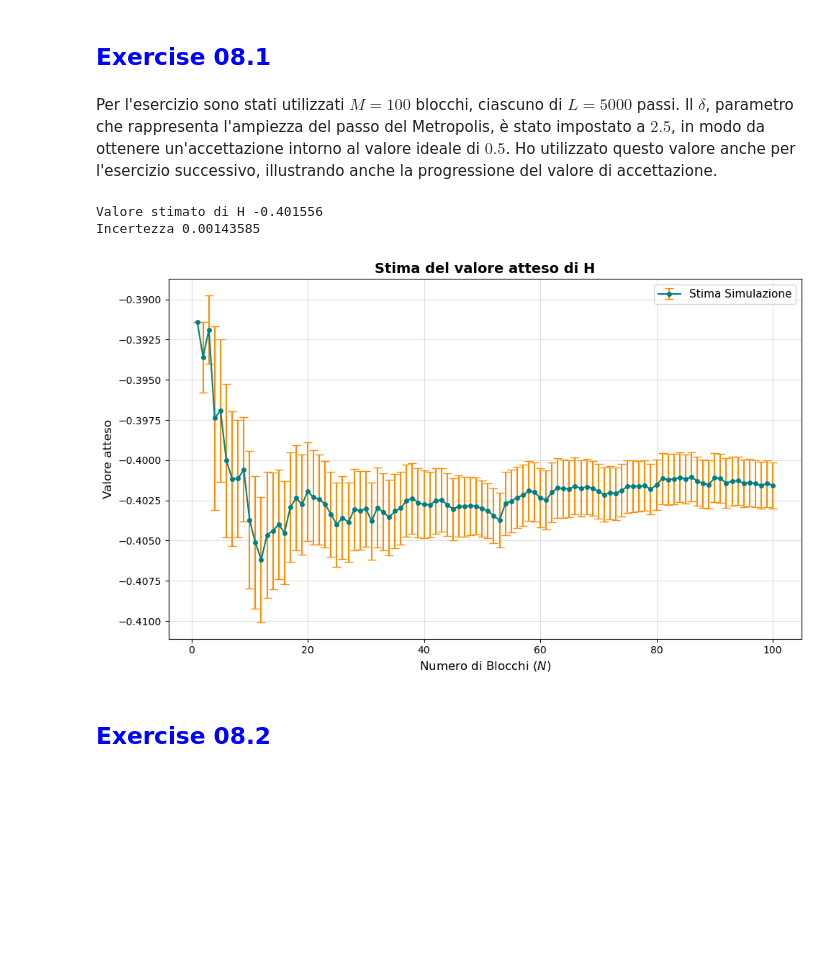
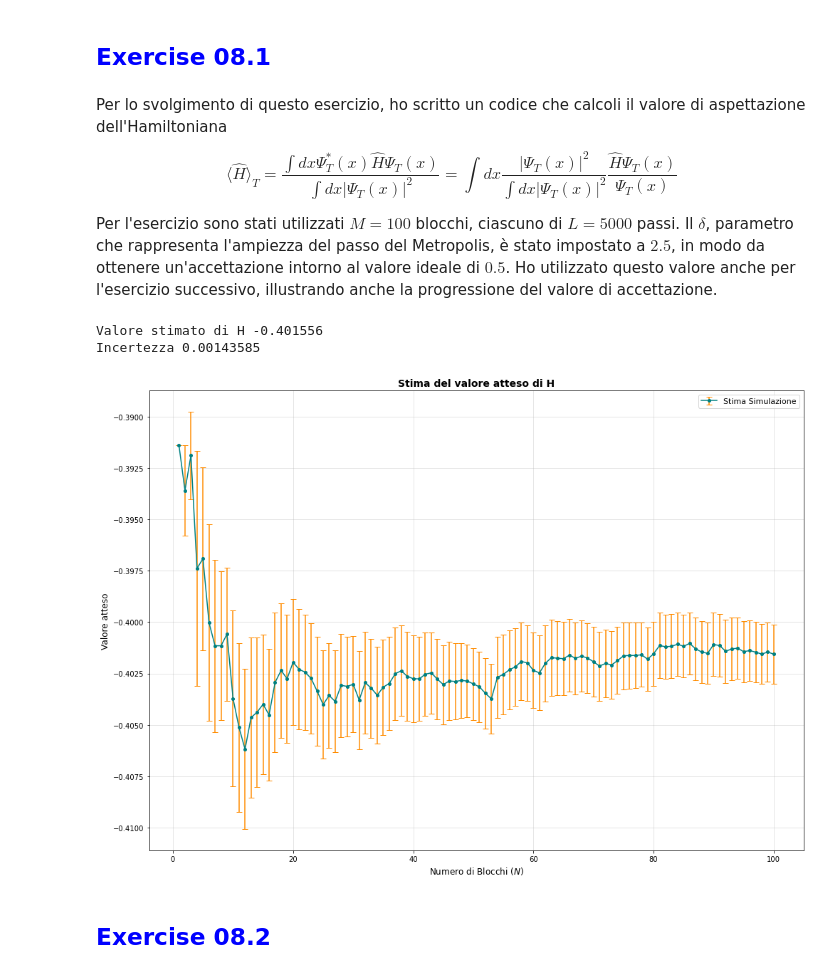
Before and after one commit to michelebrambilla/LSN-Michele-Brambilla, a Jupyter notebook: LSN_Lecture_08/LSN_Exercise_08.ipynb, the cells around one changed output. Cells and saved outputs as stored; diff of their text form; code cells hidden in the pictures; blank space fills up the shorter version.

```diff
--- a/LSN_Lecture_08/LSN_Exercise_08.ipynb
+++ b/LSN_Lecture_08/LSN_Exercise_08.ipynb
@@ -10,37 +22,46 @@ from matplotlib.colors import SymLogNorm
 # %% [markdown]
 ## <span style="color:blue">  Exercise 08.1 </span>
 # %% [markdown]
+Per lo svolgimento di questo esercizio, ho scritto un codice che calcoli il valore di aspettazione dell'Hamiltoniana
+
+$$
+\langle {\hat H} \rangle_T =
+\frac{\int dx \Psi^*_T(x) {\hat H} \Psi_T(x)}
+{\int dx |\Psi_T(x)|^2} =
+\int dx \frac{|\Psi_T(x)|^2}{\int dx |\Psi_T(x)|^2} \frac{{\hat H} \Psi_T(x)}{\Psi_T(x)}
+$$
+
 Per l'esercizio sono stati utilizzati $M=100$ blocchi, ciascuno di $L=5000$ passi.
 Il $\delta$, parametro che rappresenta l'ampiezza del passo del Metropolis, è stato impostato a $2.5$, in modo da ottenere un'accettazione intorno al valore ideale di $0.5$. Ho utilizzato questo valore anche per l'esercizio successivo, illustrando anche la progressione del valore di accettazione.
 # %%
 H_prog, err_prog = np.loadtxt("Hvalue.txt", unpack = True)
 
 N = len(H_prog)
 blocks = np.arange(1, N + 1)
 
 print("Valore stimato di H", H_prog[-1])
 print("Incertezza", err_prog[-1])
 
 
-plt.figure(figsize=(10, 6))
+plt.figure(figsize=(14, 10))
 
 
 plt.errorbar(blocks, H_prog, yerr=err_prog, fmt='o-', color='teal',
              ecolor='darkorange', elinewidth=1.5, capsize=4, markersize=4, label='Stima Simulazione')
 
 
 plt.title(r"Stima del valore atteso di H", fontsize=14, fontweight='bold')
 plt.xlabel("Numero di Blocchi ($N$)", fontsize=12)
 plt.ylabel(r"Valore atteso", fontsize=12)
 plt.grid(True, alpha=0.4)
 plt.legend(loc='best', fontsize=11)
 
 plt.tight_layout()
 plt.show()
 # %% [output]
 Valore stimato di H -0.401556
 Incertezza 0.00143585
-[figure, old version]
+[figure, new version]
 # %% [markdown]
 ## <span style="color:blue">  Exercise 08.2 </span>
 # %% [markdown]
```
Also changed, not shown: parts of 13 cells of this notebook, 1 other file.
